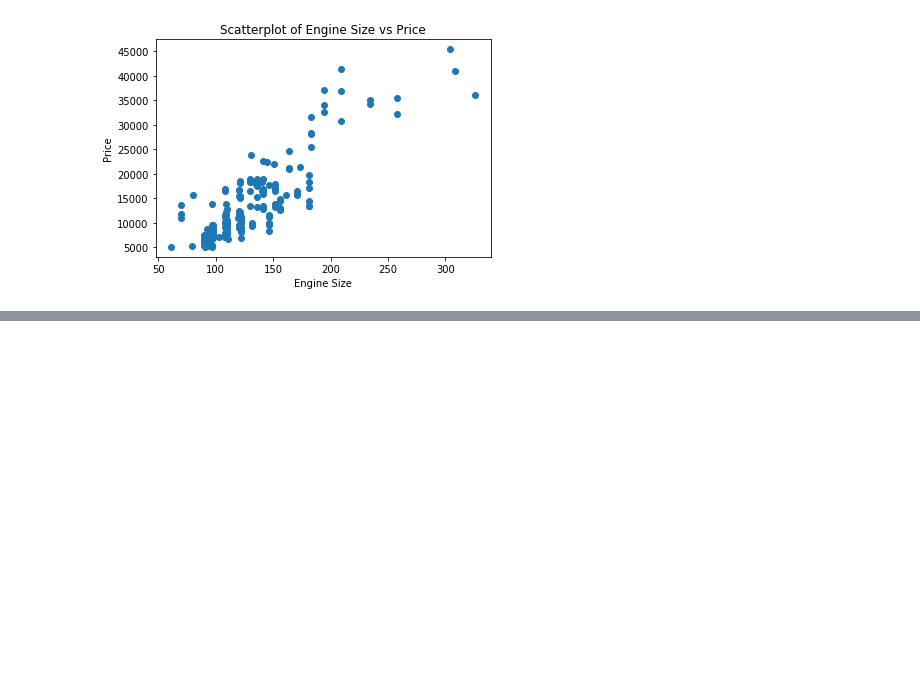
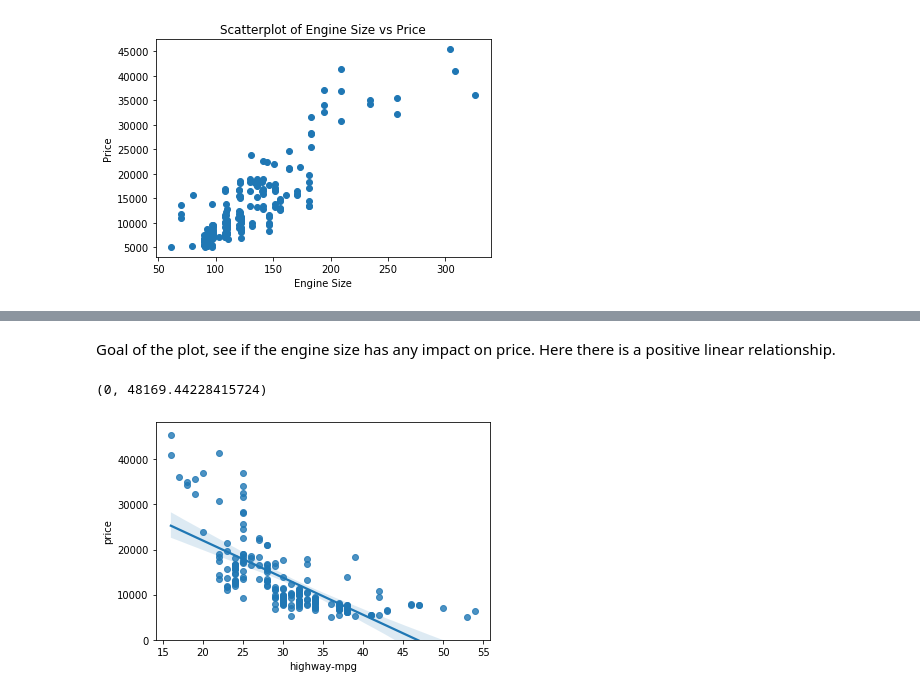
Before and after one commit to claudiagerez/python-data-analysis, a Jupyter notebook: python_cousera_example.ipynb, the cells around one changed output, grey strips where cells are left out. Saved outputs shown, nothing was run; the diff lists cells and outputs as text; code cells hidden in the pictures; blank space fills up the shorter version.

```diff
--- a/python_cousera_example.ipynb
+++ b/python_cousera_example.ipynb
@@ -526,0 +617,10 @@ Text(0, 0.5, 'Price')
+# %% [markdown]
+Goal of the plot, see if the engine size has any impact on price. Here there is a positive linear relationship.
+# %%
+#Correlation between two features - negative linear relationship
+
+sns.regplot(x = 'highway-mpg', y = 'price', data = df)
+plt.ylim(0,)
+# %% [output]
+(0, 48169.44228415724)
+[figure, added]
```
Also changed, not shown: parts of 14 cells of this notebook.
